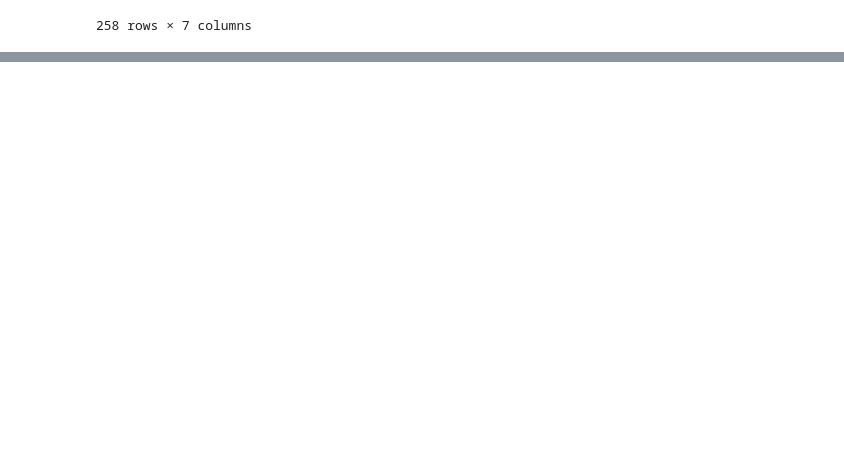
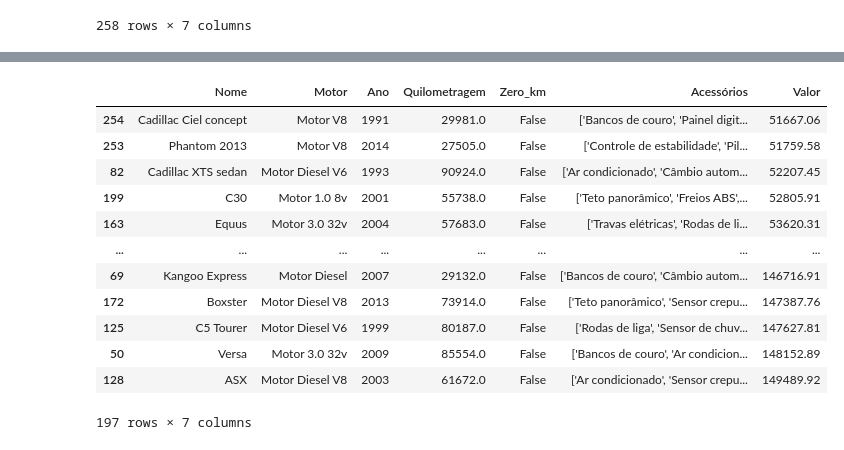
Before and after one commit to GustavoSFaria/PublicScripts, a Jupyter notebook: Aula_Pandas_LIT.ipynb, the cells around one changed output, grey strips where cells are left out. Saved outputs shown, nothing was run; the diff lists cells and outputs as text; code cells hidden in the pictures; blank space fills up the shorter version.

```diff
--- a/Aula_Pandas_LIT.ipynb
+++ b/Aula_Pandas_LIT.ipynb
@@ -499,0 +597,17 @@ dataset
+# %%
+# classifinacon coluna em ordem crescente (ascending = True) ou decrescente (ascending = False)
+dataset.sort_values(by = "Valor", ascending = True)
+# %% [output]
+|  | Nome | Motor | Ano | Quilometragem | Zero_km | Acessórios | Valor |
+| 254 | Cadillac Ciel concept | Motor V8 | 1991 | 29981.0 | False | ['Bancos de couro', 'Painel digit... | 51667.06 |
+| 253 | Phantom 2013 | Motor V8 | 2014 | 27505.0 | False | ['Controle de estabilidade', 'Pil... | 51759.58 |
+| 82 | Cadillac XTS sedan | Motor Diesel V6 | 1993 | 90924.0 | False | ['Ar condicionado', 'Câmbio autom... | 52207.45 |
+| 199 | C30 | Motor 1.0 8v | 2001 | 55738.0 | False | ['Teto panorâmico', 'Freios ABS',... | 52805.91 |
+| 163 | Equus | Motor 3.0 32v | 2004 | 57683.0 | False | ['Travas elétricas', 'Rodas de li... | 53620.31 |
+| ... | ... | ... | ... | ... | ... | ... | ... |
+| 69 | Kangoo Express | Motor Diesel | 2007 | 29132.0 | False | ['Bancos de couro', 'Câmbio autom... | 146716.91 |
+| 172 | Boxster | Motor Diesel V8 | 2013 | 73914.0 | False | ['Teto panorâmico', 'Sensor crepu... | 147387.76 |
+| 125 | C5 Tourer | Motor Diesel V6 | 1999 | 80187.0 | False | ['Rodas de liga', 'Sensor de chuv... | 147627.81 |
+| 50 | Versa | Motor 3.0 32v | 2009 | 85554.0 | False | ['Bancos de couro', 'Ar condicion... | 148152.89 |
+| 128 | ASX | Motor Diesel V8 | 2003 | 61672.0 | False | ['Ar condicionado', 'Sensor crepu... | 149489.92 |
+197 rows × 7 columns
```
Also changed, not shown: parts of 11 cells of this notebook.
